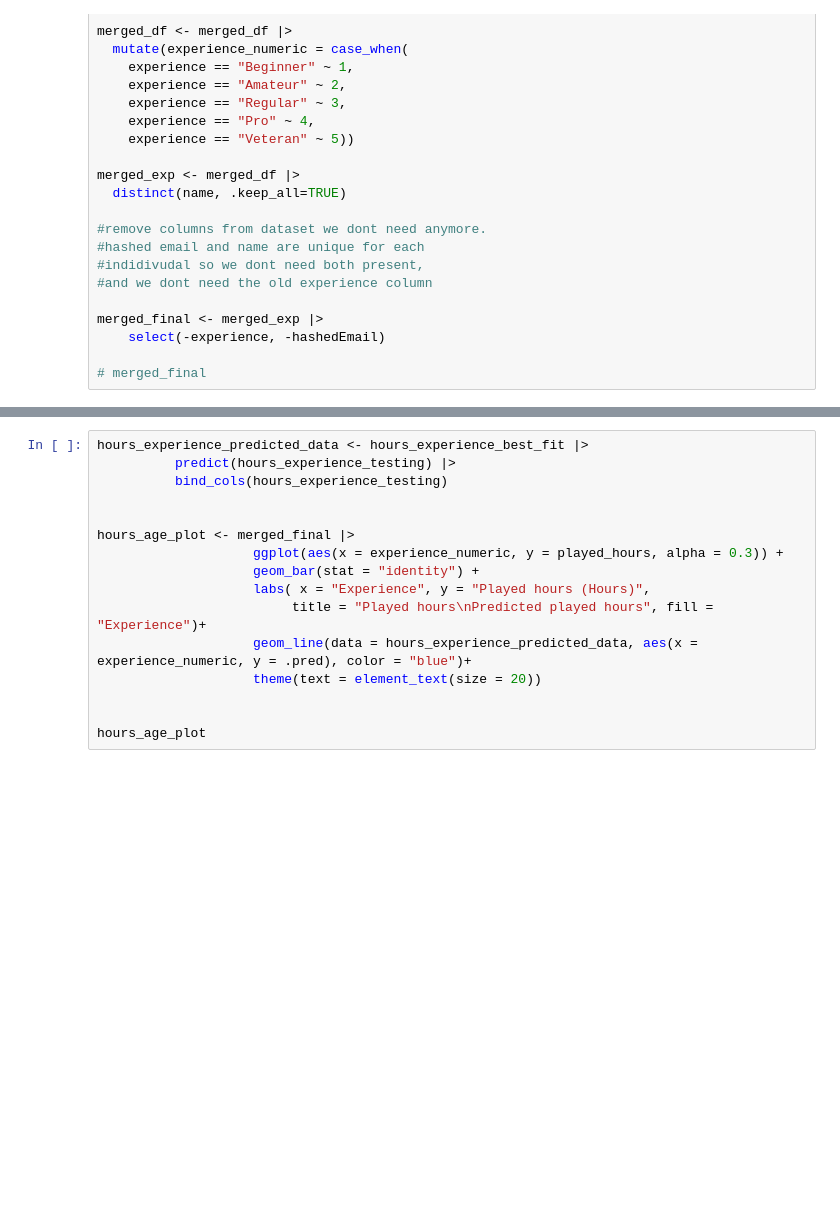
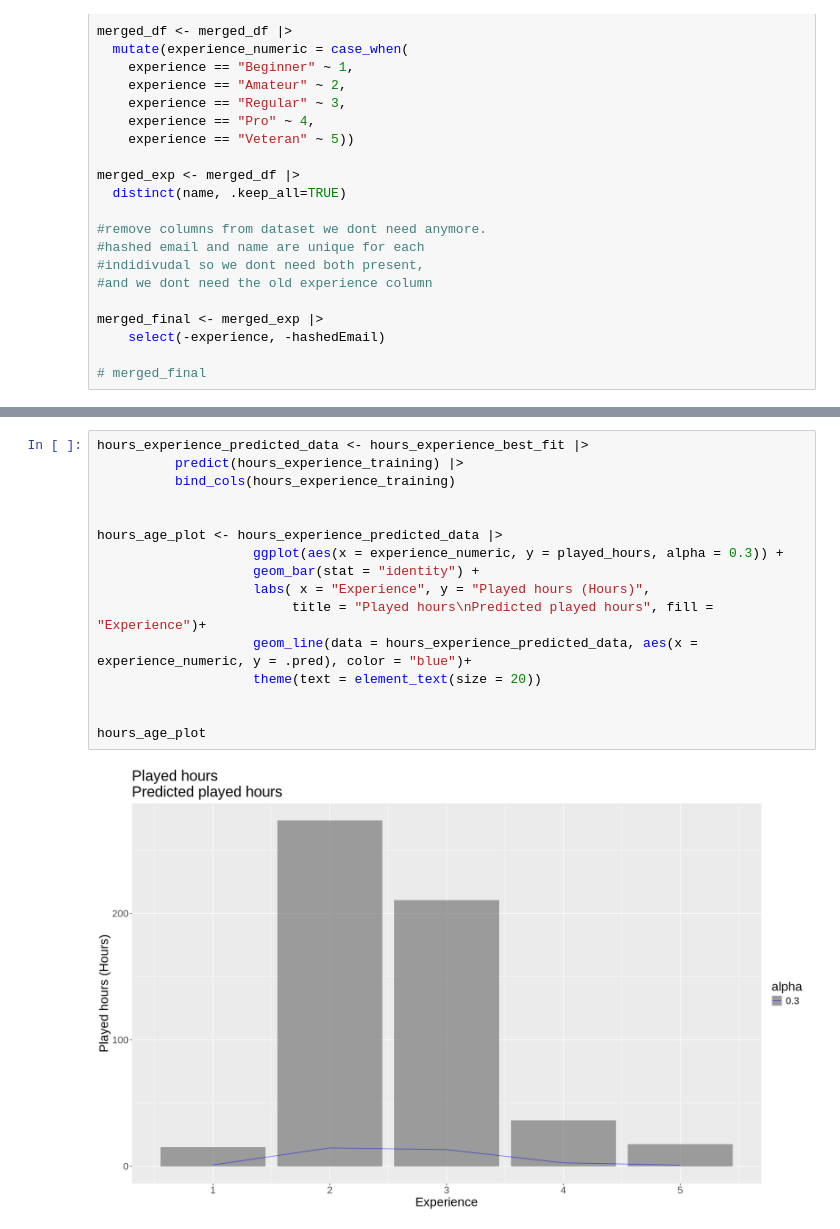
Before and after one commit to harpreeto6/Data_Science_Project, a Jupyter notebook: Minecraft_Analysis.ipynb, the cells around one changed output, grey strips where cells are left out. Cells and saved outputs as stored; diff of their text form; blank space fills up the shorter version.

```diff
--- a/Minecraft_Analysis.ipynb
+++ b/Minecraft_Analysis.ipynb
@@ -428,18 +458,20 @@ hours_age_plot
 # %%
 hours_experience_predicted_data <- hours_experience_best_fit |>
-          predict(hours_experience_testing) |>
-          bind_cols(hours_experience_testing)
+          predict(hours_experience_training) |>
+          bind_cols(hours_experience_training)
 
 
-hours_age_plot <- merged_final |>
+hours_age_plot <- hours_experience_predicted_data |>
                     ggplot(aes(x = experience_numeric, y = played_hours, alpha = 0.3)) +
                     geom_bar(stat = "identity") +
                     labs( x = "Experience", y = "Played hours (Hours)",
                          title = "Played hours\nPredicted played hours", fill = "Experience")+
                     geom_line(data = hours_experience_predicted_data, aes(x = experience_numeric, y = .pred), color = "blue")+
                     theme(text = element_text(size = 20))
 
 
 hours_age_plot
+# %% [output]
+[figure, added]
 # %%
 hours_sessions_predicted_data <- hours_sessions_best_fit |>
```
Also changed, not shown: parts of 12 cells of this notebook.
